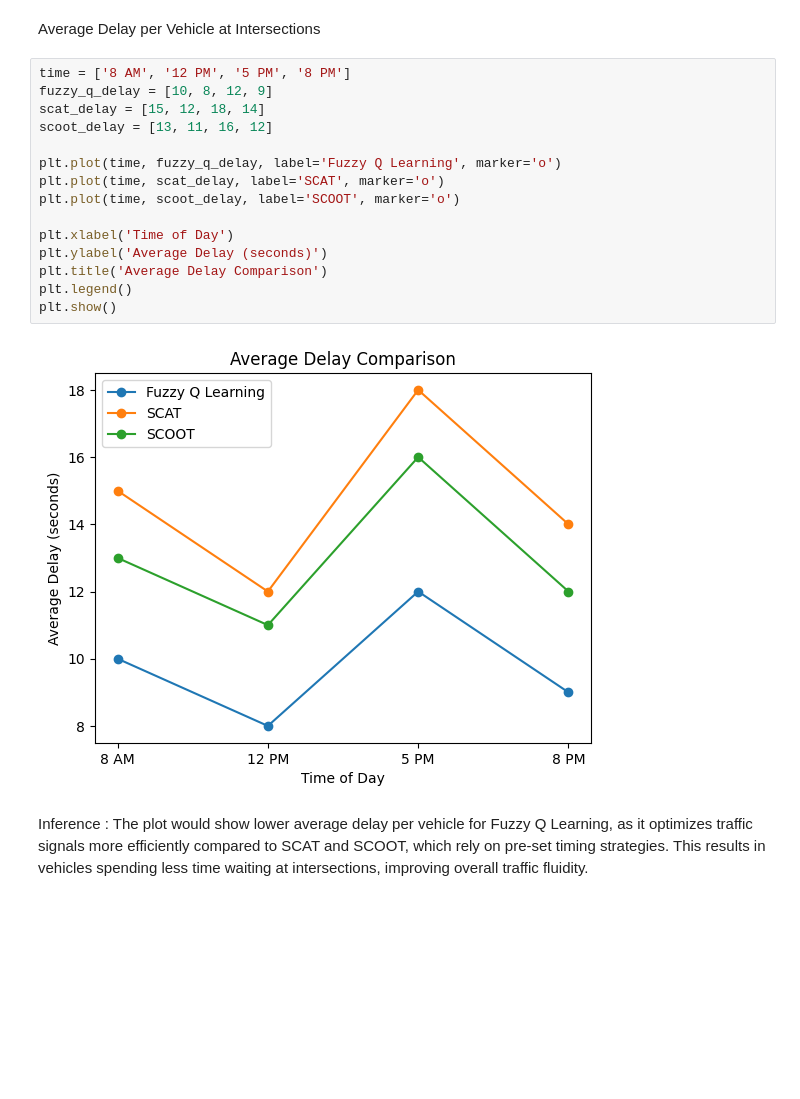
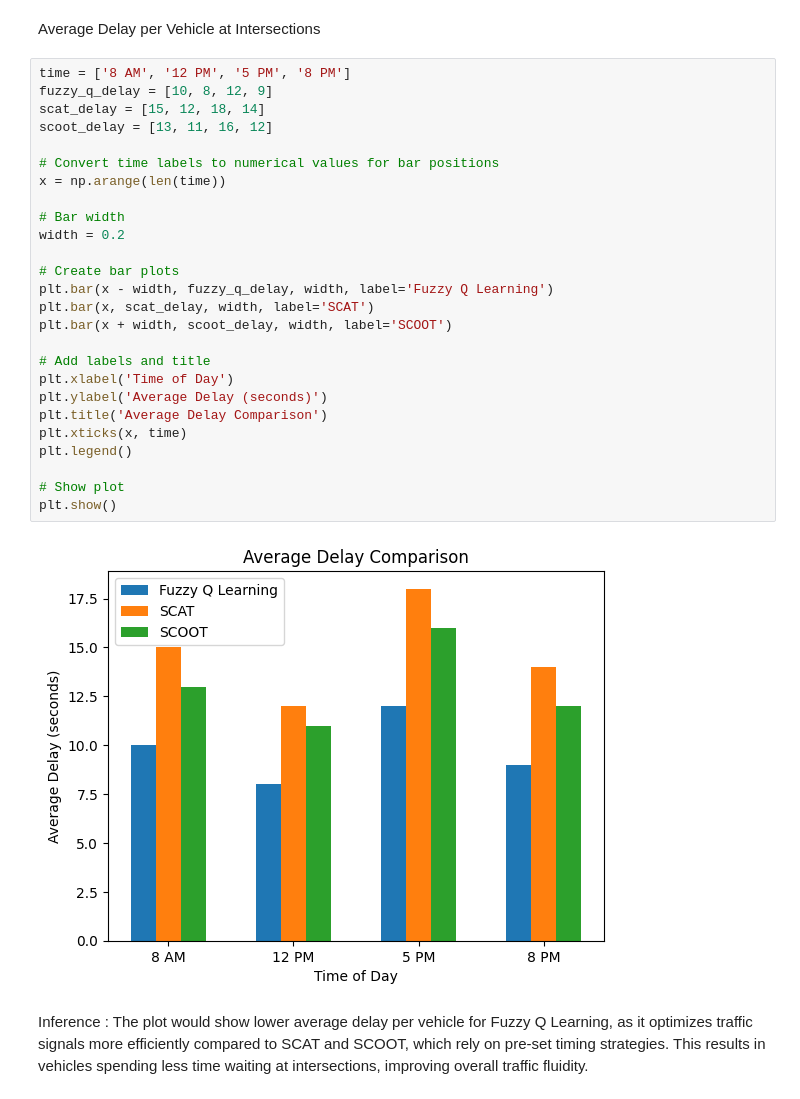
Before and after one commit to itzOctagram/Yann, a Jupyter notebook: plots.ipynb, the cells around one changed output. Saved outputs shown, nothing was run; the diff lists cells and outputs as text; blank space fills up the shorter version.

```diff
--- a/plots.ipynb
+++ b/plots.ipynb
@@ -20,20 +21,31 @@ Average Delay per Vehicle at Intersections
 # %%
 time = ['8 AM', '12 PM', '5 PM', '8 PM']
 fuzzy_q_delay = [10, 8, 12, 9]
 scat_delay = [15, 12, 18, 14]
 scoot_delay = [13, 11, 16, 12]
 
-plt.plot(time, fuzzy_q_delay, label='Fuzzy Q Learning', marker='o')
-plt.plot(time, scat_delay, label='SCAT', marker='o')
-plt.plot(time, scoot_delay, label='SCOOT', marker='o')
+# Convert time labels to numerical values for bar positions
+x = np.arange(len(time))
 
+# Bar width
+width = 0.2
+
+# Create bar plots
+plt.bar(x - width, fuzzy_q_delay, width, label='Fuzzy Q Learning')
+plt.bar(x, scat_delay, width, label='SCAT')
+plt.bar(x + width, scoot_delay, width, label='SCOOT')
+
+# Add labels and title
 plt.xlabel('Time of Day')
 plt.ylabel('Average Delay (seconds)')
 plt.title('Average Delay Comparison')
+plt.xticks(x, time)
 plt.legend()
+
+# Show plot
 plt.show()
 # %% [output]
-[figure, old version]
+[figure, new version]
 # %% [markdown]
 Inference : The plot would show lower average delay per vehicle for Fuzzy Q Learning, as it optimizes traffic signals more efficiently compared to SCAT and SCOOT, which rely on pre-set timing strategies.
 This results in vehicles spending less time waiting at intersections, improving overall traffic fluidity.
```
Also changed, not shown: parts of 1 cell of this notebook.
